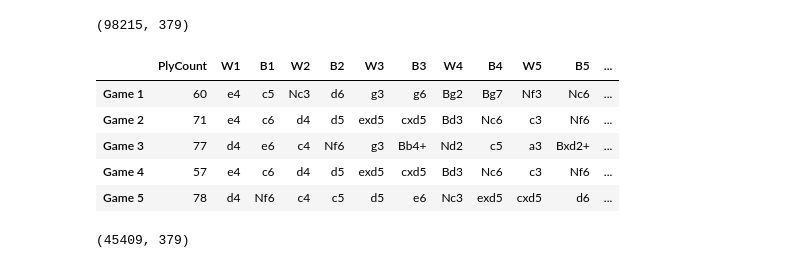
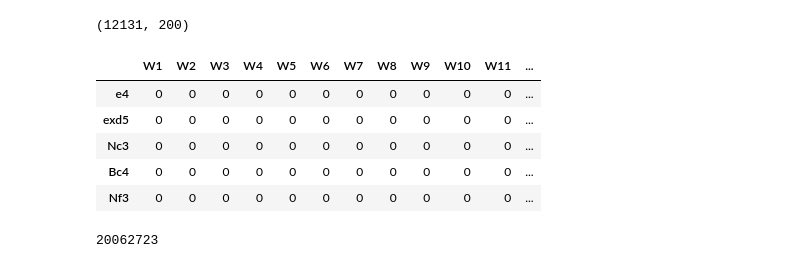
Before and after one commit to Abe-Borg/BradleyChess, a Jupyter notebook: src/Misc Code Testing.ipynb, the cells around one changed output. Drawn from its saved outputs; the diff is of its cells as text; code cells hidden in the pictures.

```diff
--- a/src/Misc Code Testing.ipynb
+++ b/src/Misc Code Testing.ipynb
@@ -2,17 +2,17 @@
 import game_settings
 import pandas as pd
 # %%
-chess_data = pd.read_pickle(game_settings.chess_games_filepath_part_32, compression = 'zip')
+q_table = pd.read_pickle(game_settings.bradley_agent_q_table_path, compression = 'zip')
 # %%
-chess_data.shape
+q_table.shape
 # %% [output]
-(98215, 379)
+(12131, 200)
 # %%
-chess_data.head()
+q_table.head()
 # %% [output]
-|  | PlyCount | W1 | B1 | W2 | B2 | W3 | B3 | W4 | B4 | W5 | B5 | ... |
-| Game 1 | 60 | e4 | c5 | Nc3 | d6 | g3 | g6 | Bg2 | Bg7 | Nf3 | Nc6 | ... |
-| Game 2 | 71 | e4 | c6 | d4 | d5 | exd5 | cxd5 | Bd3 | Nc6 | c3 | Nf6 | ... |
-| Game 3 | 77 | d4 | e6 | c4 | Nf6 | g3 | Bb4+ | Nd2 | c5 | a3 | Bxd2+ | ... |
-| Game 4 | 57 | e4 | c6 | d4 | d5 | exd5 | cxd5 | Bd3 | Nc6 | c3 | Nf6 | ... |
-| Game 5 | 78 | d4 | Nf6 | c4 | c5 | d5 | e6 | Nc3 | exd5 | cxd5 | d6 | ... |
+|  | W1 | W2 | W3 | W4 | W5 | W6 | W7 | W8 | W9 | W10 | W11 | ... |
+| e4 | 0 | 0 | 0 | 0 | 0 | 0 | 0 | 0 | 0 | 0 | 0 | ... |
+| exd5 | 0 | 0 | 0 | 0 | 0 | 0 | 0 | 0 | 0 | 0 | 0 | ... |
+| Nc3 | 0 | 0 | 0 | 0 | 0 | 0 | 0 | 0 | 0 | 0 | 0 | ... |
+| Bc4 | 0 | 0 | 0 | 0 | 0 | 0 | 0 | 0 | 0 | 0 | 0 | ... |
+| Nf3 | 0 | 0 | 0 | 0 | 0 | 0 | 0 | 0 | 0 | 0 | 0 | ... |
@@ -21,4 +19,4 @@ chess_data = pd.read_pickle(game_settings.chess_games_filepath_part_32, compress
-# %%
-chess_data.shape
-# %% [output]
-(45409, 379)
+# %%
+q_table.memory_usage(deep=True).sum()
+# %% [output]
+20062723
```
Also changed, not shown: parts of 1 cell of this notebook, 3 other files.
